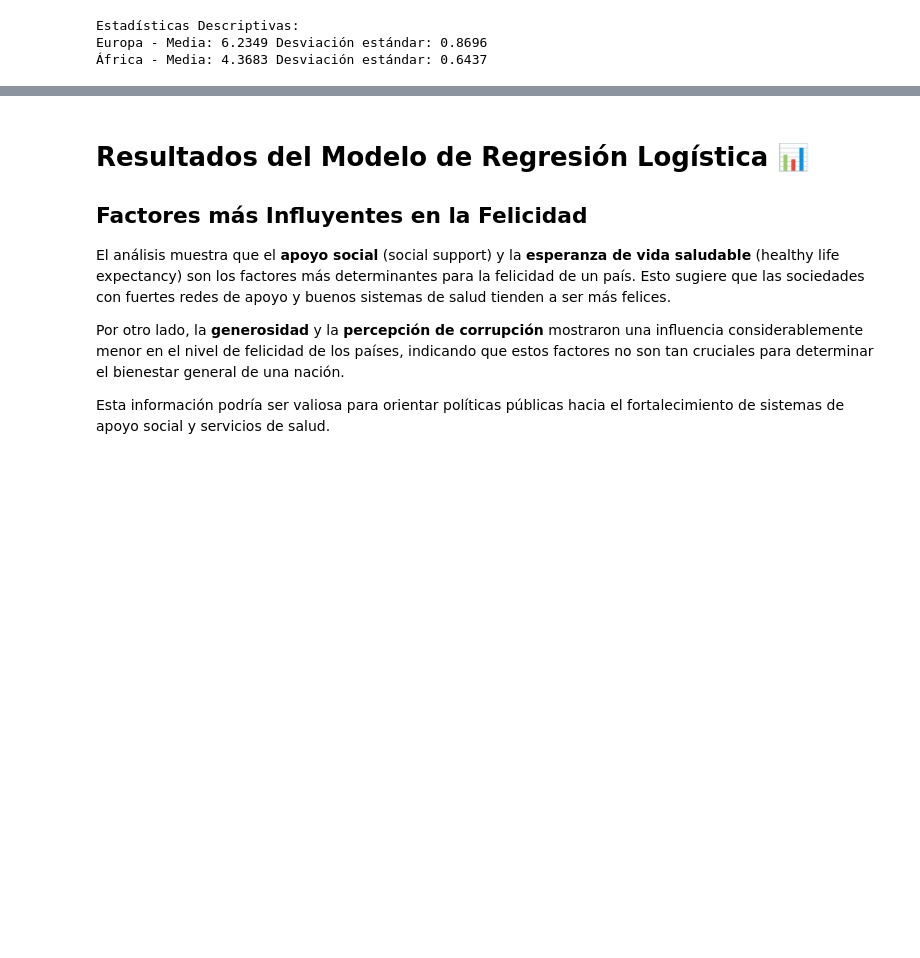
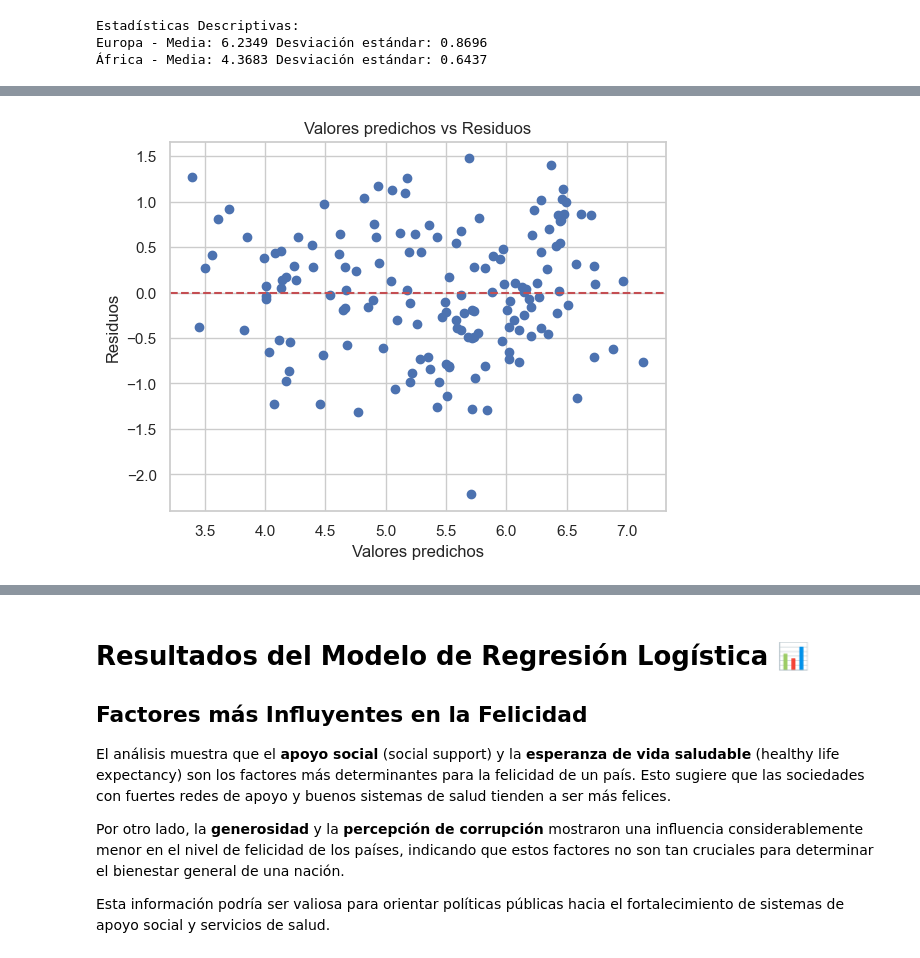
Before and after one commit to Javi111003/Happinness-World-Ranking-Stats, a Jupyter notebook: main.ipynb, the cells around one changed output, grey strips where cells are left out. Drawn from its saved outputs; the diff is of its cells as text; code cells hidden in the pictures; blank space fills up the shorter version.

```diff
--- a/main.ipynb
+++ b/main.ipynb
@@ -769,26 +828,0 @@ La regresión lineal múltiple es una técnica estadística que se utiliza para
-# %%
-from mpl_toolkits.mplot3d import Axes3D
-
-X = df[['Healthy life expectancy', 'Social support', 'Freedom to make life choices']]
-Y = df['Score']
-
-model = LinearRegression()
-model.fit(X, Y)
-
-intercept = model.intercept_
-coefficients = model.coef_
-
-print(f"Intercepto: {intercept}")
-print(f"Coeficientes {coefficients}")
-print(f"La ecuación del modelo es: y = {intercept} + ({coefficients[0]}*Healthy life expectancy) + ({coefficients[1]}*Social support) + ({coefficients[2]}*Freedom to make life choices)")
-
-# Predicciones
-y_pred = model.predict(X)
-
-# Evaluación del modelo
-r2 = r2_score(y, y_pred)
-print(f"R^2: {r2}")
-
-# Visualización
-sns.pairplot(df)
-plt.show()
@@ -800,0 +838,12 @@ R^2: 0.7496594273964103
+# %%
+residuos = y - y_pred
+
+# Gráfico de valores predichos vs residuos
+plt.scatter(y_pred, residuos)
+plt.axhline(y=0, color='r', linestyle='--')
+plt.xlabel('Valores predichos')
+plt.ylabel('Residuos')
+plt.title('Valores predichos vs Residuos')
+plt.show()
+# %% [output]
+[figure, added]
```
Also changed, not shown: parts of 31 cells of this notebook.
